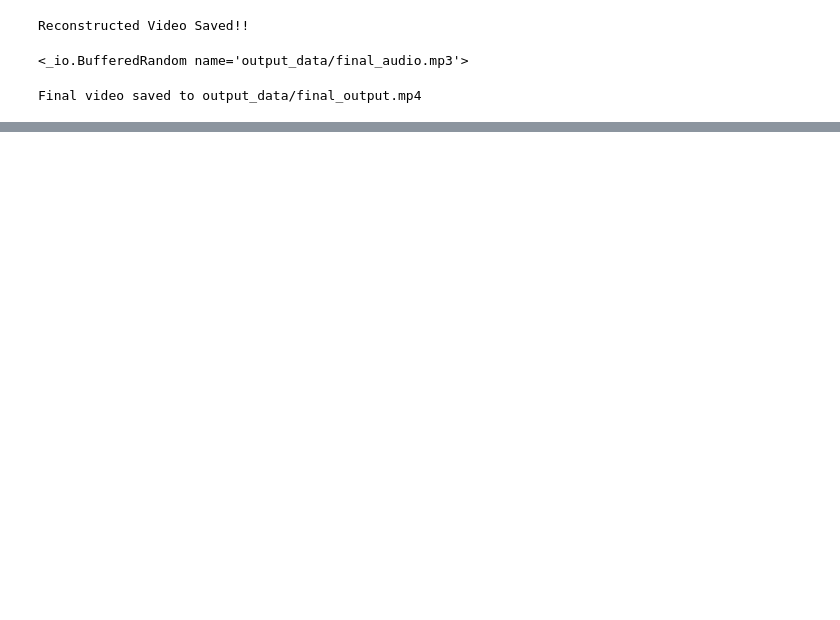
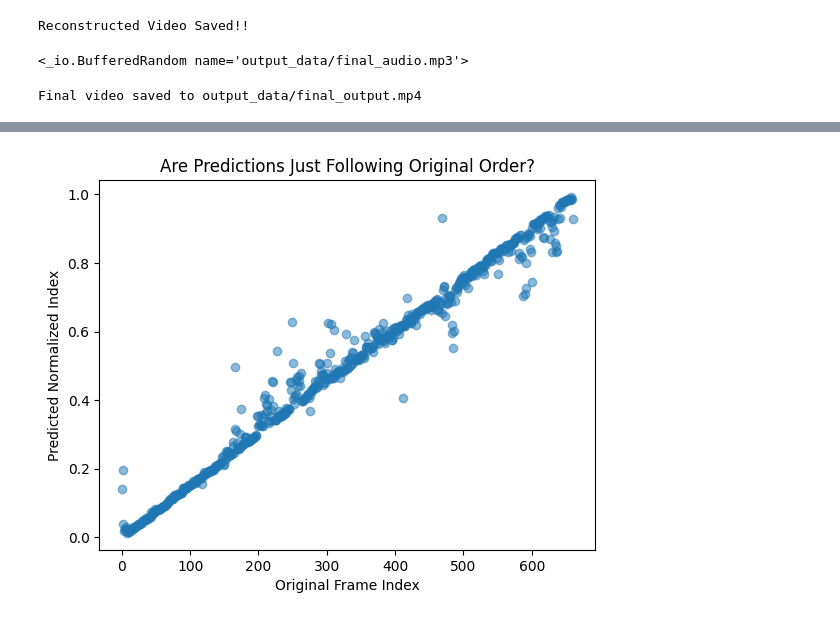
Before and after one commit to Scrapjon/Video-Fragment-Reconstructor, a Jupyter notebook: reconstructor.ipynb, the cells around one changed output, grey strips where cells are left out. Saved outputs shown, nothing was run; the diff lists cells and outputs as text; code cells hidden in the pictures; blank space fills up the shorter version.

```diff
--- a/reconstructor.ipynb
+++ b/reconstructor.ipynb
@@ -230,0 +257,8 @@ Name: audio_slice_path, Length: 661, dtype: object
+# %%
+plt.scatter(df['frame_index'], df['predicted_normalized_index'], alpha=0.5)
+plt.xlabel("Original Frame Index")
+plt.ylabel("Predicted Normalized Index")
+plt.title("Are Predictions Just Following Original Order?")
+plt.show()
+# %% [output]
+[figure, added]
```
Also changed, not shown: parts of 8 cells of this notebook, 4 other files.
